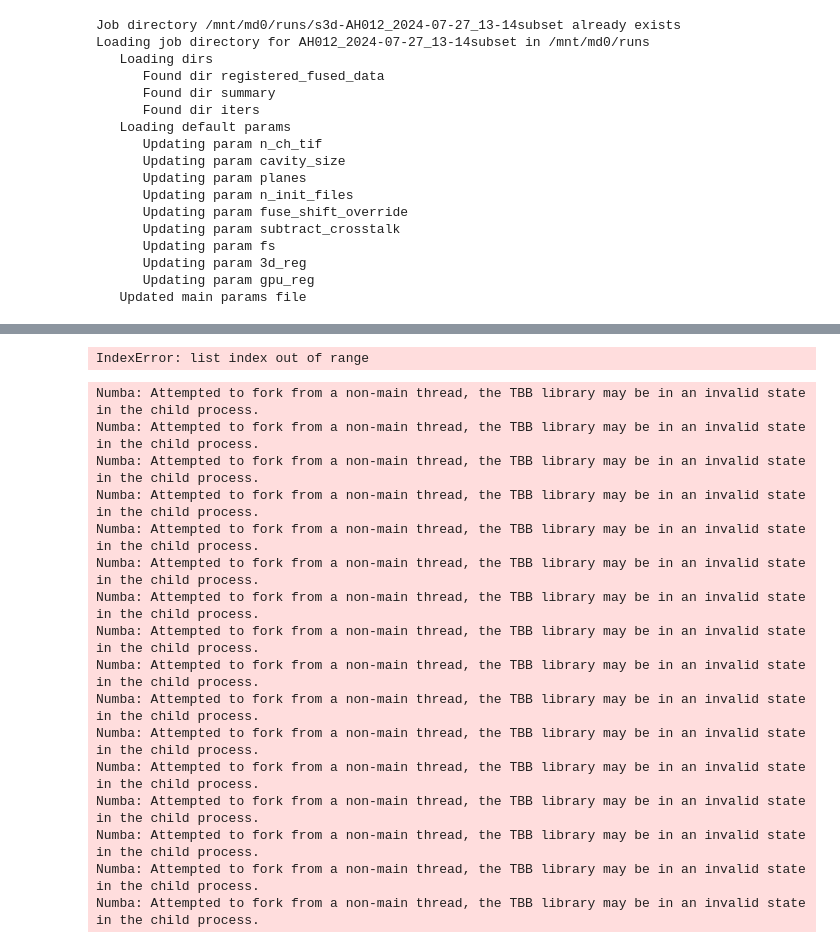
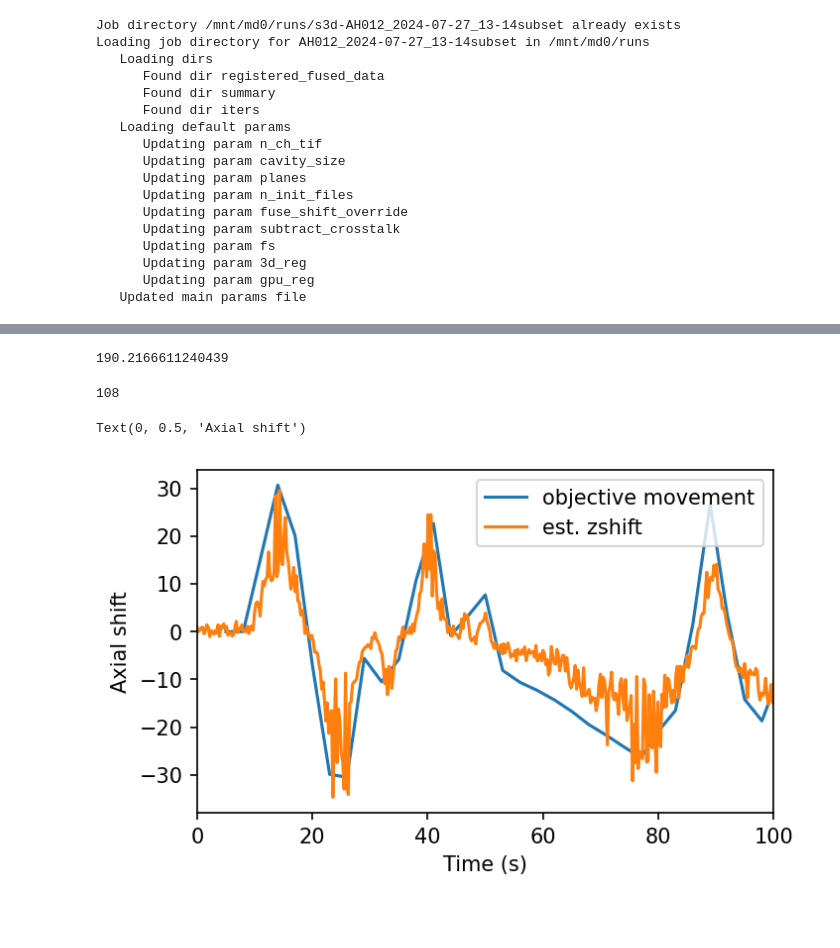
Before and after one commit to alihaydaroglu/suite3d, a Jupyter notebook: runs/Suite3D/ZSHIFT-AH012-2024-07-27.ipynb, the cells around one changed output, grey strips where cells are left out. Drawn from its saved outputs; the diff is of its cells as text; code cells hidden in the pictures; blank space fills up the shorter version.

```diff
--- a/runs/Suite3D/ZSHIFT-AH012-2024-07-27.ipynb
+++ b/runs/Suite3D/ZSHIFT-AH012-2024-07-27.ipynb
@@ -214,20 +320,0 @@ Numba: Attempted to fork from a non-main thread, the TBB library may be in an in
-# %%
-reg = job.load_registration_results()
-# %% [output]
-IndexError: list index out of range
-Numba: Attempted to fork from a non-main thread, the TBB library may be in an invalid state in the child process.
-Numba: Attempted to fork from a non-main thread, the TBB library may be in an invalid state in the child process.
-Numba: Attempted to fork from a non-main thread, the TBB library may be in an invalid state in the child process.
-Numba: Attempted to fork from a non-main thread, the TBB library may be in an invalid state in the child process.
-Numba: Attempted to fork from a non-main thread, the TBB library may be in an invalid state in the child process.
-Numba: Attempted to fork from a non-main thread, the TBB library may be in an invalid state in the child process.
-Numba: Attempted to fork from a non-main thread, the TBB library may be in an invalid state in the child process.
-Numba: Attempted to fork from a non-main thread, the TBB library may be in an invalid state in the child process.
-Numba: Attempted to fork from a non-main thread, the TBB library may be in an invalid state in the child process.
-Numba: Attempted to fork from a non-main thread, the TBB library may be in an invalid state in the child process.
-Numba: Attempted to fork from a non-main thread, the TBB library may be in an invalid state in the child process.
-Numba: Attempted to fork from a non-main thread, the TBB library may be in an invalid state in the child process.
-Numba: Attempted to fork from a non-main thread, the TBB library may be in an invalid state in the child process.
-Numba: Attempted to fork from a non-main thread, the TBB library may be in an invalid state in the child process.
-Numba: Attempted to fork from a non-main thread, the TBB library may be in an invalid state in the child process.
-Numba: Attempted to fork from a non-main thread, the TBB library may be in an invalid state in the child process.
@@ -233,0 +325,32 @@ Numba: Attempted to fork from a non-main thread, the TBB library may be in an in
+# %%
+ground_truth = '/mnt/md0/runs/pub-figs/zshift_ground_truth-AH012-2024-07-27.csv'
+# %%
+import pandas as pd
+
+df = pd.read_csv(ground_truth)
+# %%
+dt = 3
+zshifts = df['zshift'] - zshifts[0]
+zshift_ts = n.arange(zshifts.shape[0]) * dt
+# %%
+pixshift
+pixshift_ts = n.arange(pixshift.shape[0]) / job.params['fs']
+# %%
+pixshift_ts.max()
+# %% [output]
+190.2166611240439
+# %%
+zshift_ts.max()
+# %% [output]
+108
+# %%
+plt.figure(figsize=(5,3),dpi=150)
+plt.plot(zshift_ts + 5, zshifts, label='objective movement')
+plt.plot(pixshift_ts, 40 * pixshift[:,0], label='est. zshift')
+plt.xlim(0,100)
+plt.legend()
+plt.xlabel("Time (s)")
+plt.ylabel("Axial shift")
+# %% [output]
+Text(0, 0.5, 'Axial shift')
+[figure, added]
```
Also changed, not shown: parts of 10 cells of this notebook, 24 other files.
